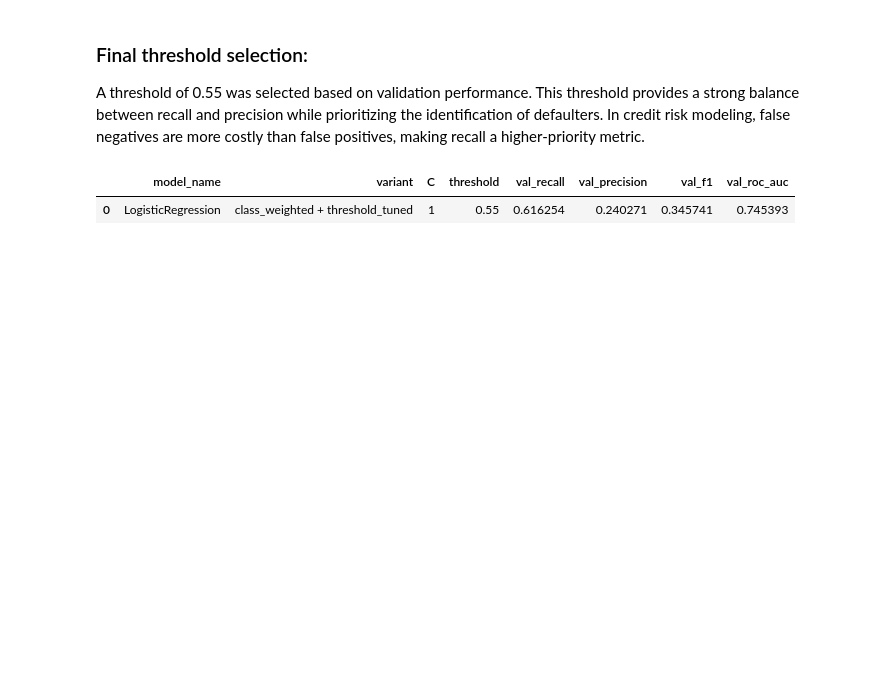
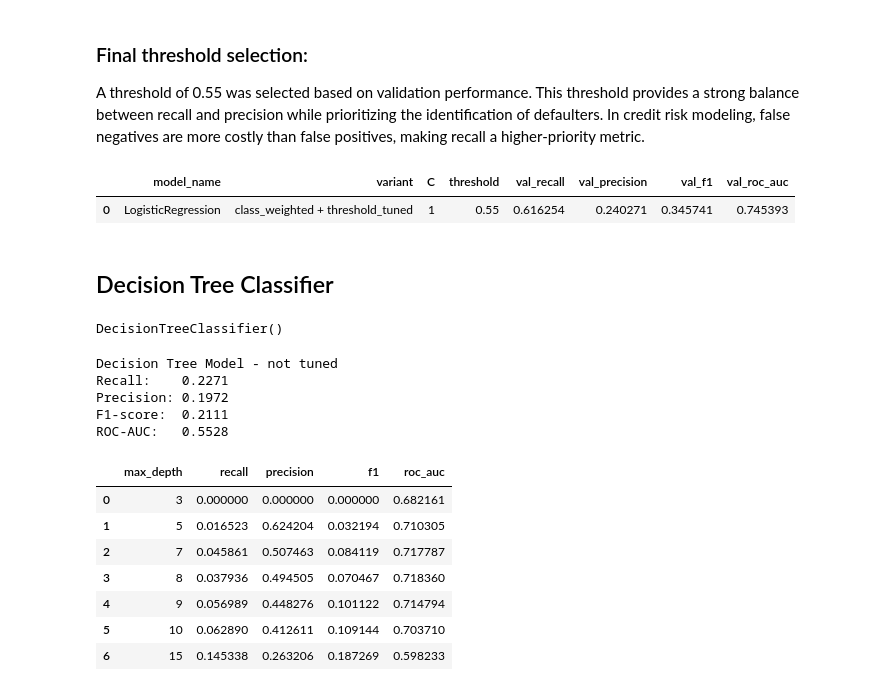
Before and after one commit to codevalhalla/ml-credit-risk-modeling, a Jupyter notebook: notebooks/03_model_training.ipynb, the cells around one changed output. Saved outputs shown, nothing was run; the diff lists cells and outputs as text; code cells hidden in the pictures; blank space fills up the shorter version.

Commit message:
Decision tree classifier
- train the model
- parameters tuning such as class_weights, max_depth and min_samples_leaf
- Add model parameters to the model comparison dataframe.

```diff
--- a/notebooks/03_model_training.ipynb
+++ b/notebooks/03_model_training.ipynb
@@ -317,3 +317,5 @@ model_comparison_df
 # %% [output]
 |  | model_name | variant | C | threshold | val_recall | val_precision | val_f1 | val_roc_auc |
 | 0 | LogisticRegression | class_weighted + threshold_tuned | 1 | 0.55 | 0.616254 | 0.240271 | 0.345741 | 0.745393 |
+# %% [markdown]
+## Decision Tree Classifier
@@ -319,0 +324,58 @@ model_comparison_df
+# %%
+dt = DecisionTreeClassifier()
+dt.fit(X_train_sub,y_train_sub)
+# %% [output]
+DecisionTreeClassifier()
+# %%
+y_val_proba = dt.predict_proba(X_val)[:,1]
+y_val_pred = dt.predict(X_val)
+
+recall = recall_score(y_val, y_val_pred)
+precision = precision_score(y_val, y_val_pred)
+f1 = f1_score(y_val, y_val_pred)
+roc_auc = roc_auc_score(y_val, y_val_proba)
+
+# Print validation results
+print("Decision Tree Model - not tuned")
+print(f"Recall:    {recall:.4f}")
+print(f"Precision: {precision:.4f}")
+print(f"F1-score:  {f1:.4f}")
+print(f"ROC-AUC:   {roc_auc:.4f}")
+# %% [output]
+Decision Tree Model - not tuned
+Recall:    0.2271
+Precision: 0.1972
+F1-score:  0.2111
+ROC-AUC:   0.5528
+# %%
+# tune the decision tree with the max_depth
+
+max_depths = [3,5,7,8,9,10,15]
+max_depth_scores = []
+
+for d in max_depths:
+    dt = DecisionTreeClassifier(max_depth=d)
+    dt.fit(X_train_sub,y_train_sub)
+
+    y_val_proba = dt.predict_proba(X_val)[:,1]
+    y_val_pred = dt.predict(X_val)
+
+    recall = recall_score(y_val, y_val_pred)
+    precision = precision_score(y_val, y_val_pred)
+    f1 = f1_score(y_val, y_val_pred)
+    roc_auc = roc_auc_score(y_val, y_val_proba)
+
+    max_depth_scores.append((d,recall,precision,f1,roc_auc))
+
+df_max_depth = pd.DataFrame(max_depth_scores,columns=['max_depth','recall','precision','f1','roc_auc'])
+# %%
+df_max_depth
+# %% [output]
+|  | max_depth | recall | precision | f1 | roc_auc |
+| 0 | 3 | 0.000000 | 0.000000 | 0.000000 | 0.682161 |
+| 1 | 5 | 0.016523 | 0.624204 | 0.032194 | 0.710305 |
+| 2 | 7 | 0.045861 | 0.507463 | 0.084119 | 0.717787 |
+| 3 | 8 | 0.037936 | 0.494505 | 0.070467 | 0.718360 |
+| 4 | 9 | 0.056989 | 0.448276 | 0.101122 | 0.714794 |
+| 5 | 10 | 0.062890 | 0.412611 | 0.109144 | 0.703710 |
+| 6 | 15 | 0.145338 | 0.263206 | 0.187269 | 0.598233 |
```
Also changed, not shown: parts of 5 cells of this notebook.
